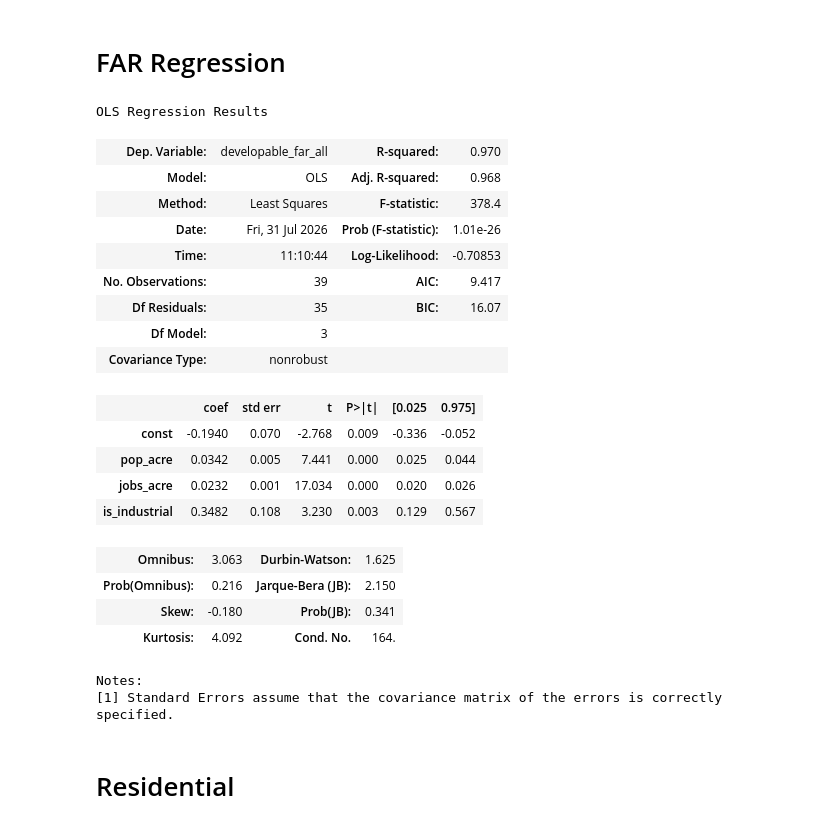
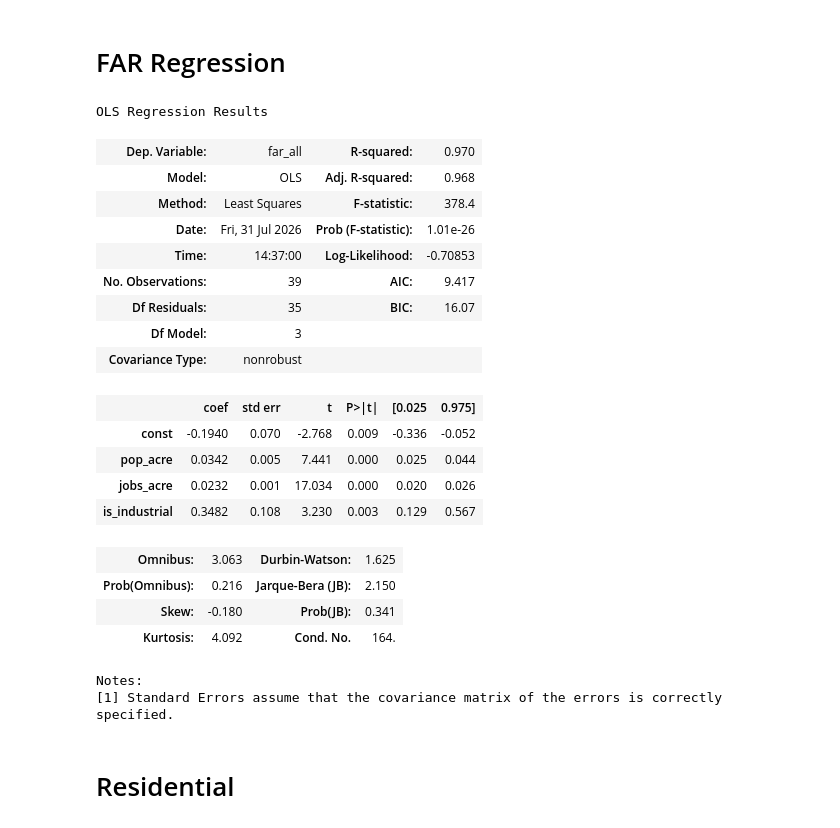
Before and after one commit to jkolberg/centers_density_analysis, a Jupyter notebook: au_acre_far_existing.ipynb, the cells around one changed output. Cells and saved outputs as stored; diff of their text form; code cells hidden in the pictures.

```diff
--- a/au_acre_far_existing.ipynb
+++ b/au_acre_far_existing.ipynb
@@ -150,8 +150,7 @@ far['gross_sqft_all'] = far['gross_sqft_res'] + far['gross_sqft_non_res']
 far = far.merge(growth_centers_df[['growth_center_id','centers_acres']], on='growth_center_id', how='left')
 far['centers_sqft'] = (far['centers_acres'] * 43560).round(0).fillna(0).astype(int)
 for type in ['res','non_res','all']:
-    far[f'far_{type}'] = far[f'gross_sqft_{type}'] / far['centers_sqft']
-    far[f'developable_far_{type}'] = far[f'gross_sqft_{type}'] / far[f'parcel_sqft_{type}']
+    far[f'far_{type}'] = far[f'gross_sqft_{type}'] / far[f'parcel_sqft_{type}']
 # %%
 building_parcel_xwalk = buildings_df[['building_id','parcel_id']].set_index('building_id')['parcel_id']
 households_df['parcel_id'] = households_df['building_id'].map(building_parcel_xwalk)
@@ -181,24 +180,24 @@ au['county'] = au['county_id'].map(county_map)
 
 au = au.merge(growth_centers_df[['growth_center_id','name','category']], on='growth_center_id', how='left')
 au['is_industrial'] = (au['category'] == 'Industrial').astype(int)
-au['pct_developable'] = au['parcel_sqft_all'] / au['centers_sqft']
+au['parcel_sqft_pct'] = ((au['parcel_sqft_all'] / au['centers_sqft']) * 100).round(1)
 # %% [markdown]
 # FAR Regression
 # %%
 far_features = ['pop_acre', 'jobs_acre','is_industrial']
-far_reg_df = au[far_features + ['developable_far_all']].replace([np.inf, -np.inf], np.nan).dropna()
+far_reg_df = au[far_features + ['far_all']].replace([np.inf, -np.inf], np.nan).dropna()
 
 X = sm.add_constant(far_reg_df[far_features])
-y = far_reg_df['developable_far_all']
+y = far_reg_df['far_all']
 far_model = sm.OLS(y, X).fit()
 far_model.summary()
 # %% [output]
 OLS Regression Results
-| Dep. Variable: | developable_far_all | R-squared: | 0.970 |
+| Dep. Variable: | far_all | R-squared: | 0.970 |
 | Model: | OLS | Adj. R-squared: | 0.968 |
 | Method: | Least Squares | F-statistic: | 378.4 |
 | Date: | Fri, 31 Jul 2026 | Prob (F-statistic): | 1.01e-26 |
-| Time: | 11:10:44 | Log-Likelihood: | -0.70853 |
+| Time: | 14:37:00 | Log-Likelihood: | -0.70853 |
 | No. Observations: | 39 | AIC: | 9.417 |
 | Df Residuals: | 35 | BIC: | 16.07 |
 | Df Model: | 3 |  |  |
```
Also changed, not shown: parts of 5 cells of this notebook, 1 other file.
